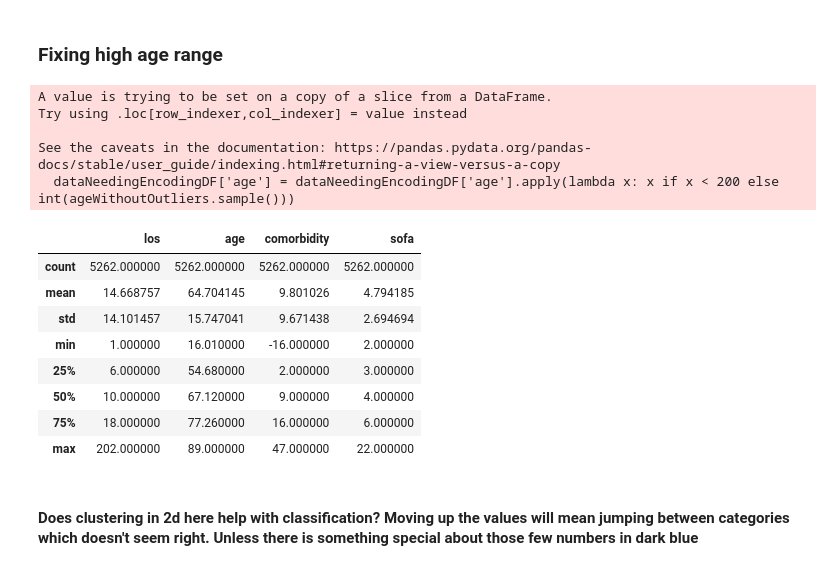
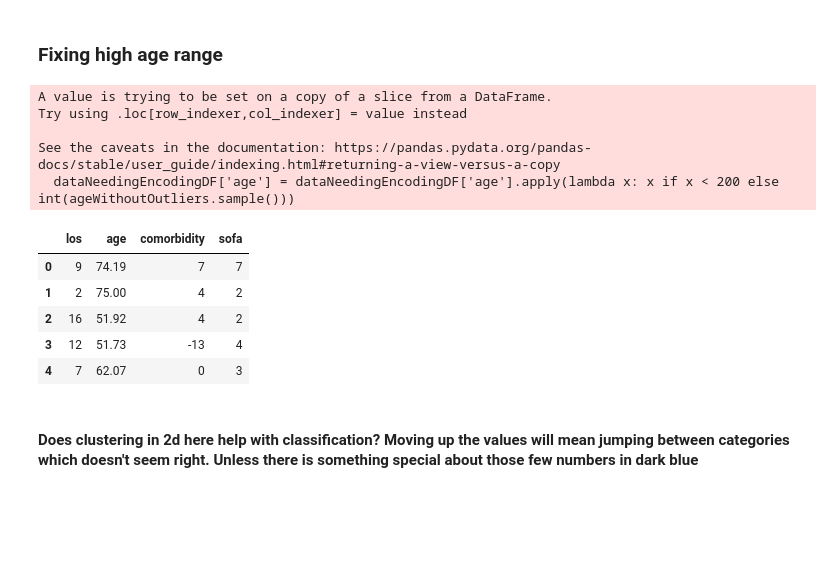
Before and after one commit to BenMarkFrost/LEN_Individual_Project, a Jupyter notebook: Static/staticCategorisation.ipynb, the cells around one changed output. Cells and saved outputs as stored; diff of their text form; code cells hidden in the pictures; blank space fills up the shorter version.

```diff
--- a/Static/staticCategorisation.ipynb
+++ b/Static/staticCategorisation.ipynb
@@ -115,21 +94,18 @@ dataNeedingEncodingDF = mimicDF[['los', 'age', 'comorbidity', 'sofa']]
 # %%
 ageWithoutOutliers = dataNeedingEncodingDF['age'][dataNeedingEncodingDF['age'] < 200]
 
 dataNeedingEncodingDF['age'] = dataNeedingEncodingDF['age'].apply(lambda x: x if x < 200 else int(ageWithoutOutliers.sample()))
 
-dataNeedingEncodingDF.describe()
+dataNeedingEncodingDF.head()
 # %% [output]
 A value is trying to be set on a copy of a slice from a DataFrame.
 Try using .loc[row_indexer,col_indexer] = value instead
 
 See the caveats in the documentation: https://pandas.pydata.org/pandas-docs/stable/user_guide/indexing.html#returning-a-view-versus-a-copy
   dataNeedingEncodingDF['age'] = dataNeedingEncodingDF['age'].apply(lambda x: x if x < 200 else int(ageWithoutOutliers.sample()))
 |  | los | age | comorbidity | sofa |
-| count | 5262.000000 | 5262.000000 | 5262.000000 | 5262.000000 |
-| mean | 14.668757 | 64.704145 | 9.801026 | 4.794185 |
-| std | 14.101457 | 15.747041 | 9.671438 | 2.694694 |
-| min | 1.000000 | 16.010000 | -16.000000 | 2.000000 |
-| 25% | 6.000000 | 54.680000 | 2.000000 | 3.000000 |
-| 50% | 10.000000 | 67.120000 | 9.000000 | 4.000000 |
-| 75% | 18.000000 | 77.260000 | 16.000000 | 6.000000 |
-| max | 202.000000 | 89.000000 | 47.000000 | 22.000000 |
+| 0 | 9 | 74.19 | 7 | 7 |
+| 1 | 2 | 75.00 | 4 | 2 |
+| 2 | 16 | 51.92 | 4 | 2 |
+| 3 | 12 | 51.73 | -13 | 4 |
+| 4 | 7 | 62.07 | 0 | 3 |
```
Also changed, not shown: parts of 9 cells of this notebook.
